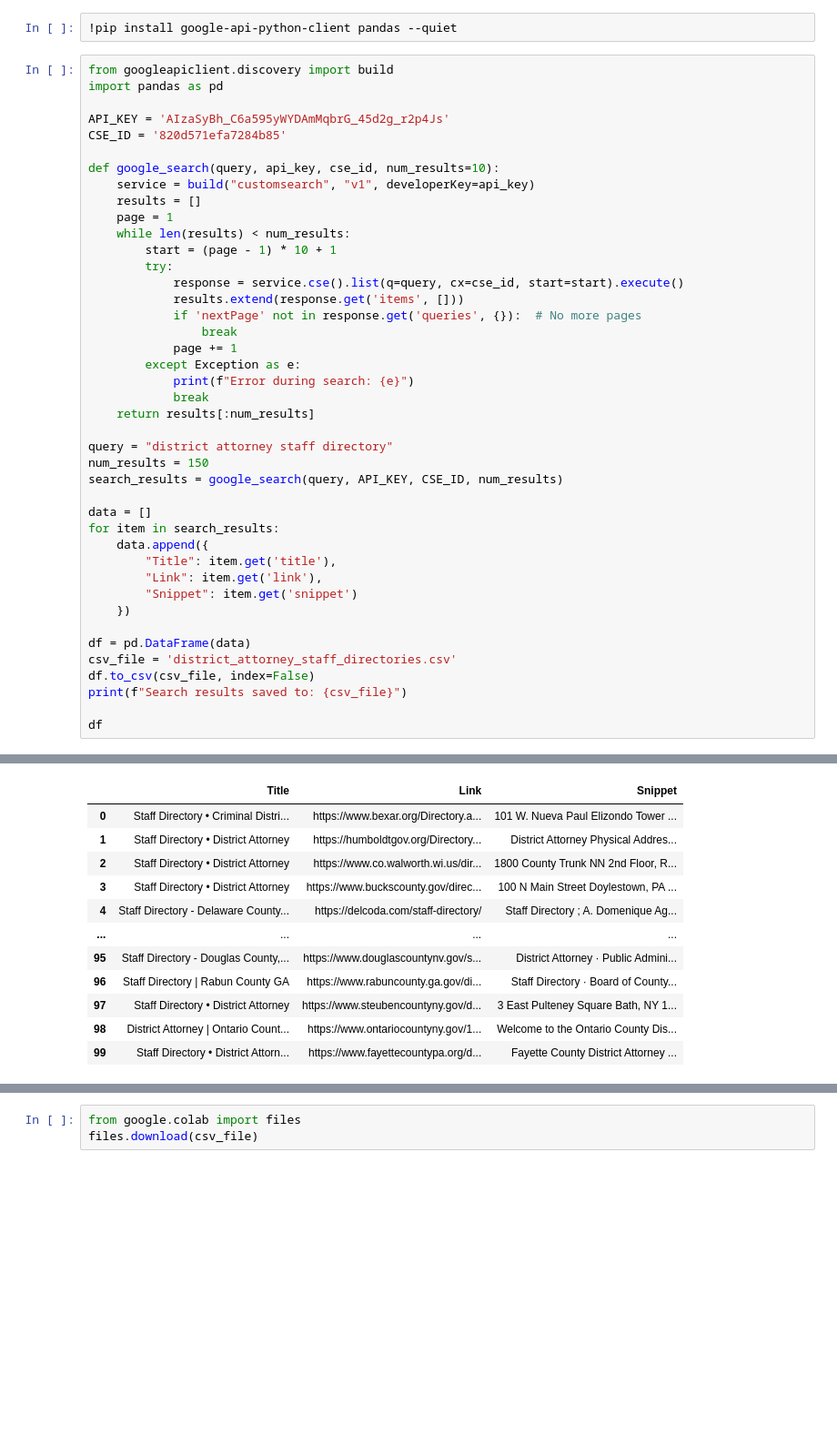
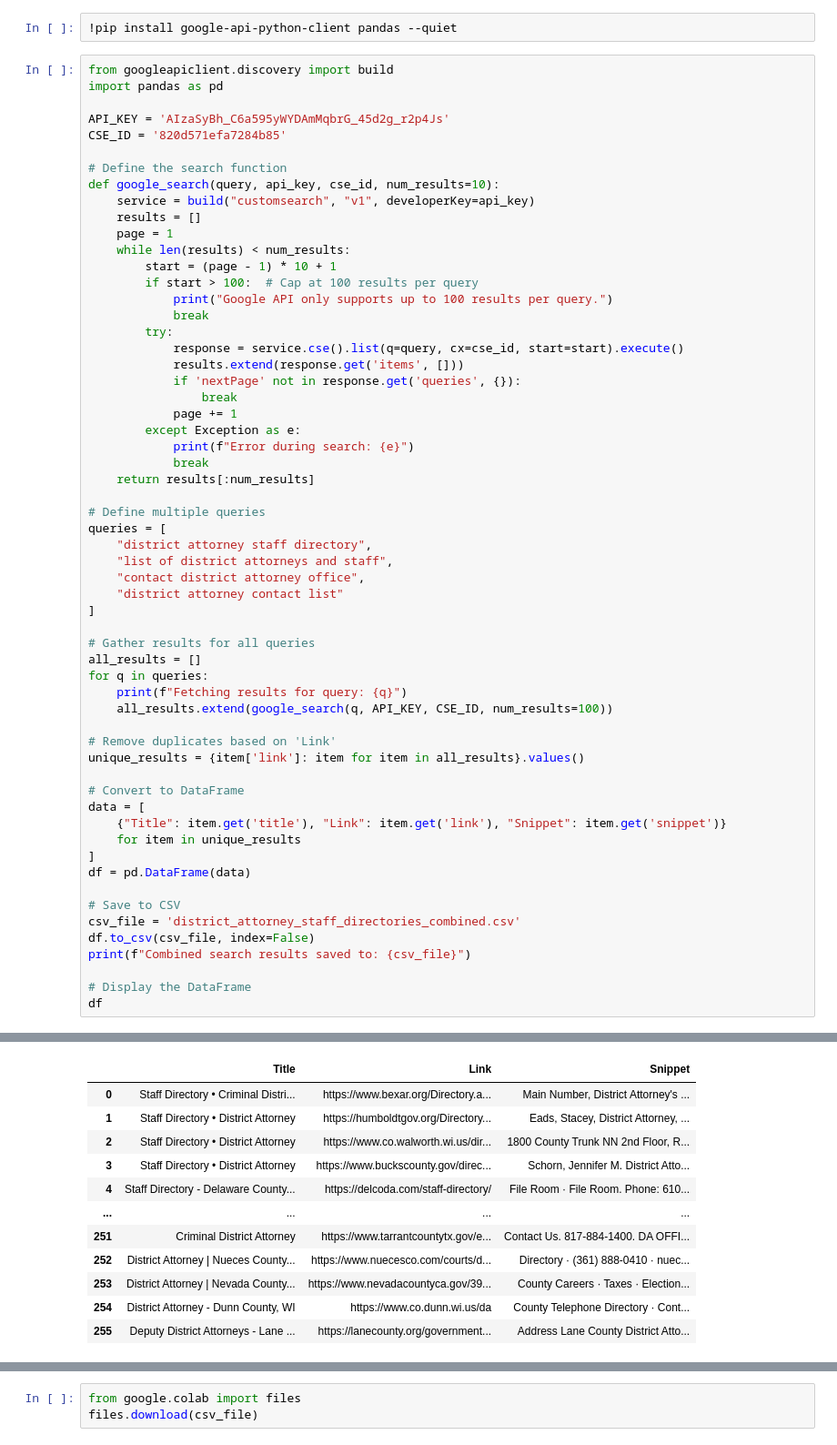
Before and after one commit to natgitinit/Energy-Consumption-Prediction-by-using-Machine-learning-Techaniques, a Jupyter notebook: web_scraper.ipynb, the cells around one changed output, grey strips where cells are left out. Shown: that part at 91% size. Drawn from its saved outputs; the diff is of its cells as text; blank space fills up the shorter version.

```diff
--- a/web_scraper.ipynb
+++ b/web_scraper.ipynb
@@ -9,16 +9,20 @@ import pandas as pd
 API_KEY = 'AIzaSyBh_C6a595yWYDAmMqbrG_45d2g_r2p4Js'
 CSE_ID = '820d571efa7284b85'
 
+# Define the search function
 def google_search(query, api_key, cse_id, num_results=10):
     service = build("customsearch", "v1", developerKey=api_key)
     results = []
     page = 1
     while len(results) < num_results:
         start = (page - 1) * 10 + 1
+        if start > 100:  # Cap at 100 results per query
+            print("Google API only supports up to 100 results per query.")
+            break
         try:
             response = service.cse().list(q=query, cx=cse_id, start=start).execute()
             results.extend(response.get('items', []))
-            if 'nextPage' not in response.get('queries', {}):  # No more pages
+            if 'nextPage' not in response.get('queries', {}):
                 break
             page += 1
         except Exception as e:
@@ -26,22 +30,35 @@ def google_search(query, api_key, cse_id, num_results=10):
             break
     return results[:num_results]
 
-query = "district attorney staff directory"
-num_results = 150
-search_results = google_search(query, API_KEY, CSE_ID, num_results)
+# Define multiple queries
+queries = [
+    "district attorney staff directory",
+    "list of district attorneys and staff",
+    "contact district attorney office",
+    "district attorney contact list"
+]
 
-data = []
-for item in search_results:
-    data.append({
-        "Title": item.get('title'),
-        "Link": item.get('link'),
-        "Snippet": item.get('snippet')
-    })
+# Gather results for all queries
+all_results = []
+for q in queries:
+    print(f"Fetching results for query: {q}")
+    all_results.extend(google_search(q, API_KEY, CSE_ID, num_results=100))
 
+# Remove duplicates based on 'Link'
+unique_results = {item['link']: item for item in all_results}.values()
+
+# Convert to DataFrame
+data = [
+    {"Title": item.get('title'), "Link": item.get('link'), "Snippet": item.get('snippet')}
+    for item in unique_results
+]
 df = pd.DataFrame(data)
-csv_file = 'district_attorney_staff_directories.csv'
+
+# Save to CSV
+csv_file = 'district_attorney_staff_directories_combined.csv'
 df.to_csv(csv_file, index=False)
-print(f"Search results saved to: {csv_file}")
+print(f"Combined search results saved to: {csv_file}")
 
+# Display the DataFrame
 df
 # %% [output]
@@ -50,12 +70,12 @@ Search results saved to: district_attorney_staff_directories.csv
 |  | Title | Link | Snippet |
-| 0 | Staff Directory • Criminal Distri... | https://www.bexar.org/Directory.a... | 101 W. Nueva Paul Elizondo Tower ... |
-| 1 | Staff Directory • District Attorney | https://humboldtgov.org/Directory... | District Attorney Physical Addres... |
+| 0 | Staff Directory • Criminal Distri... | https://www.bexar.org/Directory.a... | Main Number, District Attorney's ... |
+| 1 | Staff Directory • District Attorney | https://humboldtgov.org/Directory... | Eads, Stacey, District Attorney, ... |
 | 2 | Staff Directory • District Attorney | https://www.co.walworth.wi.us/dir... | 1800 County Trunk NN 2nd Floor, R... |
-| 3 | Staff Directory • District Attorney | https://www.buckscounty.gov/direc... | 100 N Main Street Doylestown, PA ... |
-| 4 | Staff Directory - Delaware County... | https://delcoda.com/staff-directory/ | Staff Directory ; A. Domenique Ag... |
+| 3 | Staff Directory • District Attorney | https://www.buckscounty.gov/direc... | Schorn, Jennifer M. District Atto... |
+| 4 | Staff Directory - Delaware County... | https://delcoda.com/staff-directory/ | File Room · File Room. Phone: 610... |
 | ... | ... | ... | ... |
-| 95 | Staff Directory - Douglas County,... | https://www.douglascountynv.gov/s... | District Attorney · Public Admini... |
-| 96 | Staff Directory | Rabun County GA | https://www.rabuncounty.ga.gov/di... | Staff Directory · Board of County... |
-| 97 | Staff Directory • District Attorney | https://www.steubencountyny.gov/d... | 3 East Pulteney Square Bath, NY 1... |
-| 98 | District Attorney | Ontario Count... | https://www.ontariocountyny.gov/1... | Welcome to the Ontario County Dis... |
-| 99 | Staff Directory • District Attorn... | https://www.fayettecountypa.org/d... | Fayette County District Attorney ... |
+| 251 | Criminal District Attorney | https://www.tarrantcountytx.gov/e... | Contact Us. 817-884-1400. DA OFFI... |
+| 252 | District Attorney | Nueces County... | https://www.nuecesco.com/courts/d... | Directory · (361) 888-0410 · nuec... |
+| 253 | District Attorney | Nevada County... | https://www.nevadacountyca.gov/39... | County Careers · Taxes · Election... |
+| 254 | District Attorney - Dunn County, WI | https://www.co.dunn.wi.us/da | County Telephone Directory · Cont... |
+| 255 | Deputy District Attorneys - Lane ... | https://lanecounty.org/government... | Address Lane County District Atto... |
```
Also changed, not shown: parts of 5 cells of this notebook.
